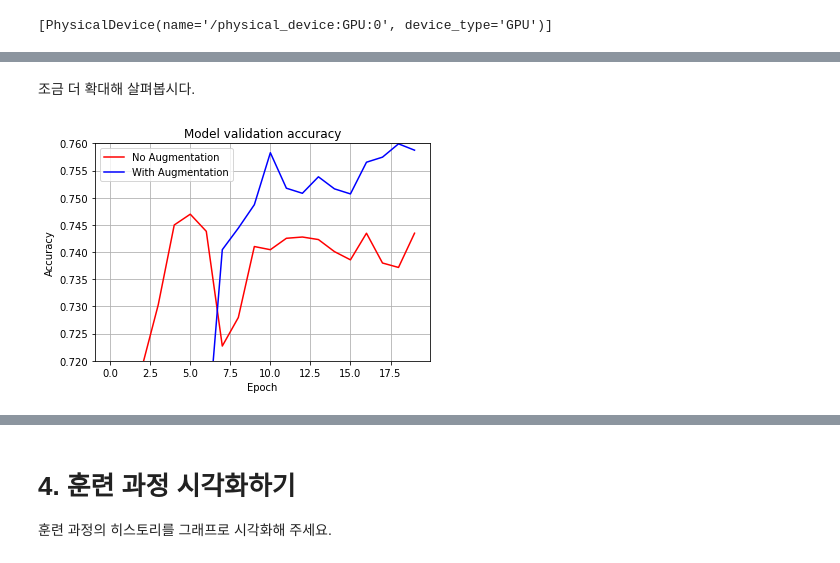
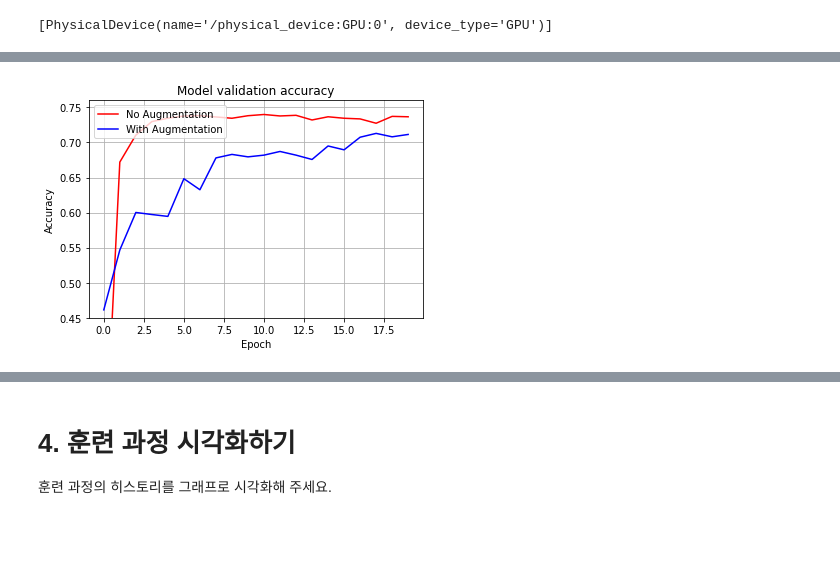
Before and after one commit to YesicaKim/G4_data_augmentation, a Jupyter notebook: G4_data_augmentation.ipynb, the cells around one changed output, grey strips where cells are left out. Cells and saved outputs as stored; diff of their text form; code cells hidden in the pictures; blank space fills up the shorter version.

```diff
--- a/G4_data_augmentation.ipynb
+++ b/G4_data_augmentation.ipynb
@@ -84,4 +278,7 @@ def 전처리_함수(image, label):   # 변환할 이미지와
 def augment(image,label):
     image = tf.image.random_flip_left_right(image)
     image = tf.image.random_brightness(image, max_delta=0.2)
+    image = tf.image.random_crop(image, [224, 224, 3])
+    image = tf.image.random_hue(image, max_delta=0.2)
+    image = tf.image.random_contrast(image, lower=0.1, upper=0.5)
     return image,label
@@ -134,0 +362,6 @@ def augment2(image,label):
+# %%
+ds_train_aug = apply_normalize_on_dataset(
+    ds_train,
+    batch_size=batch_size,
+    with_aug=True
+)
@@ -160,11 +408,0 @@ aug_resnet50 = keras.models.Sequential([
-# %%
-(ds_train, ds_test), ds_info = tfds.load(
-    'stanford_dogs',
-    split=['train', 'test'],
-    as_supervised=True,
-    shuffle_files=True,
-    with_info=True,
-)
-ds_train_no_aug = apply_normalize_on_dataset(ds_train, with_aug=False)
-ds_train_aug = apply_normalize_on_dataset(ds_train, with_aug=True)
-ds_test = apply_normalize_on_dataset(ds_test, is_test = True)
@@ -173,17 +462,4 @@ ds_test = apply_normalize_on_dataset(ds_test, is_test = True)
 # %%
-tf.random.set_seed(2020)
-resnet50.compile(
-    loss='sparse_categorical_crossentropy',
-    optimizer=tf.keras.optimizers.SGD(lr=0.01),
-    metrics=['accuracy'],
-)
-
-aug_resnet50.compile(
-    loss='sparse_categorical_crossentropy',
-    optimizer=tf.keras.optimizers.SGD(lr=0.01),
-    metrics=['accuracy'],
-)
-
 history_resnet50_no_aug = resnet50.fit(
     ds_train_no_aug, # augmentation 적용하지 않은 데이터셋 사용
     steps_per_epoch=int(ds_info.splits['train'].num_examples/16),
@@ -193,15 +469,5 @@ history_resnet50_no_aug = resnet50.fit(
     verbose=1,
     use_multiprocessing=True,
 )
-
-history_resnet50_aug = aug_resnet50.fit(
-    ds_train_aug, # augmentation 적용한 데이터셋 사용
-    steps_per_epoch=int(ds_info.splits['train'].num_examples/16),
-    validation_steps=int(ds_info.splits['test'].num_examples/16),
-    epochs=20,
-    validation_data=ds_test,
-    verbose=1,
-    use_multiprocessing=True,
-)
 # %% [output]
 Epoch 1/20
@@ -256,14 +528,12 @@ plt.show()
-# %% [markdown]
-조금 더 확대해 살펴봅시다.
 # %%
 plt.plot(history_resnet50_no_aug.history['val_accuracy'], 'r')
 plt.plot(history_resnet50_aug.history['val_accuracy'], 'b')
 plt.title('Model validation accuracy')
 plt.ylabel('Accuracy')
 plt.xlabel('Epoch')
 plt.legend(['No Augmentation', 'With Augmentation'], loc='upper left')
 plt.grid(True)
-plt.ylim(0.72, 0.76)
+plt.ylim(0.45, 0.76)
 plt.show()
 # %% [output]
-[figure, old version]
+[figure, new version]
```
Also changed, not shown: parts of 82 cells of this notebook.
